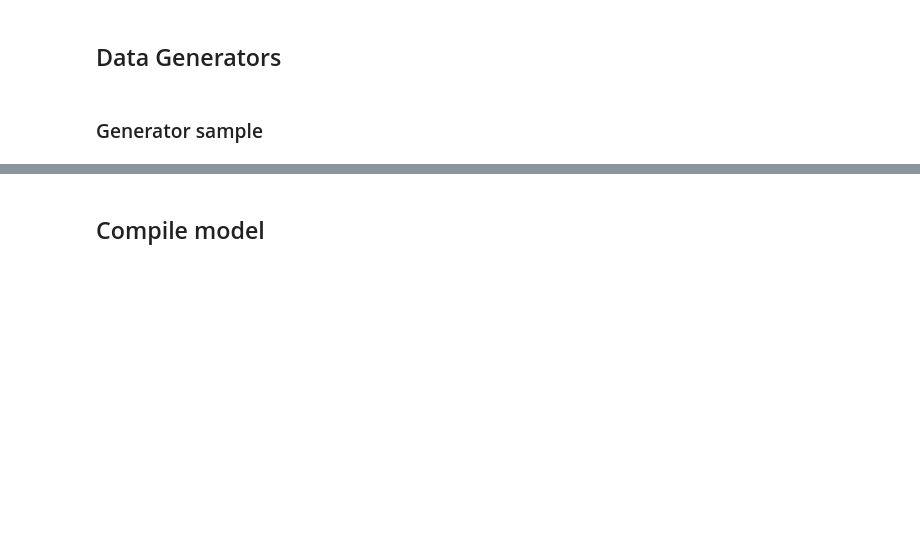
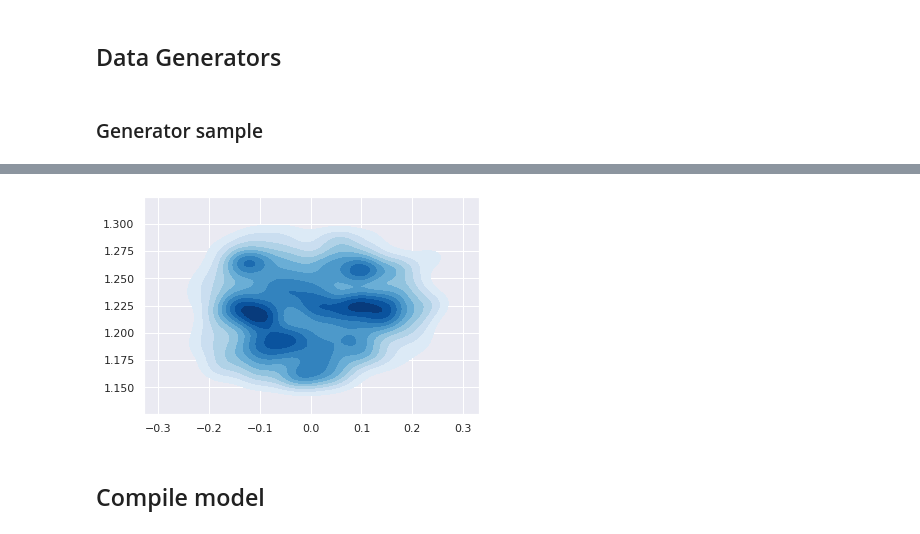
Before and after one commit to sborquez/gerumo, a Jupyter notebook: notebooks/train_model.ipynb, the cells around one changed output, grey strips where cells are left out. Cells and saved outputs as stored; diff of their text form; code cells hidden in the pictures; blank space fills up the shorter version.

```diff
--- a/notebooks/train_model.ipynb
+++ b/notebooks/train_model.ipynb
@@ -264,3 +276,9 @@ for i in tqdm(range(len(validation_generator))):
+# %%
+ts = np.array(targets_val).reshape((-1, 2))
+sns.kdeplot(ts[:,1], ts[:,0], cmap="Blues", shade=True, shade_lowest=False)
+plt.show();
+# %% [output]
+[figure, added]
 # %% [markdown]
 ## Compile model
 # %%
```
Also changed, not shown: parts of 8 cells of this notebook, 6 other files.
